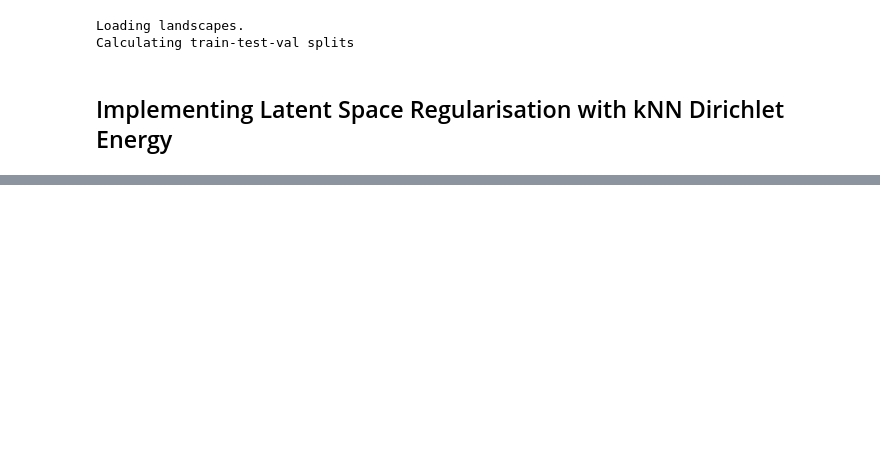
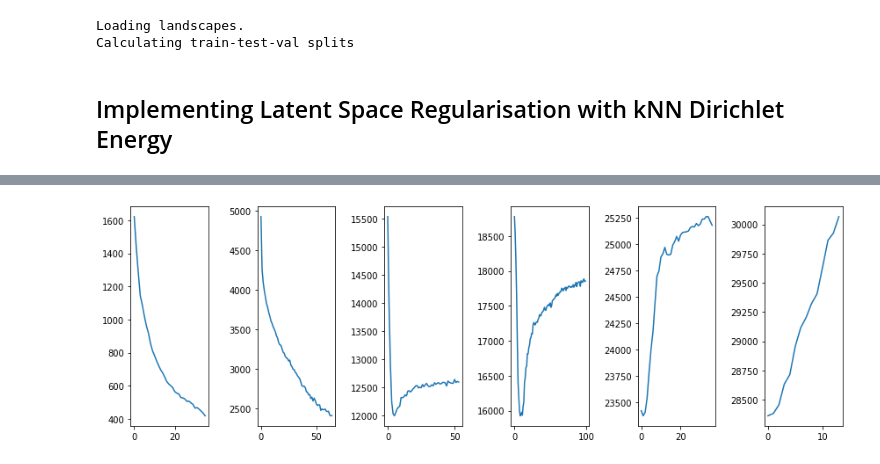
Before and after one commit to RSCJacksonLab/nk-ml, a Jupyter notebook: notebooks/Latent_Space_Regularisation.ipynb, the cells around one changed output, grey strips where cells are left out. Cells and saved outputs as stored; diff of their text form; code cells hidden in the pictures; blank space fills up the shorter version.

```diff
--- a/notebooks/Latent_Space_Regularisation.ipynb
+++ b/notebooks/Latent_Space_Regularisation.ipynb
@@ -221,0 +361,2 @@ def train_model_de_reg(model, model_name, optimizer, loss_fn, train_loader, val_
+# %%
+landscapes_y       = [[i.fitnesses.reshape(-1,1) for i in j] for j in landscapes]
@@ -221,0 +489,14 @@ def train_model_de_reg(model, model_name, optimizer, loss_fn, train_loader, val_
+# %%
+epoch_dirichlets = []
+
+for k_ind in range(SEQ_LEN):
+    k_results = []
+    for r_ind in range(1):
+        t1 = time.time()
+        print('Working on K:{}, R:{}'.format(k_ind, r_ind))
+        latent_dirichlets = np.array([dirichlet_from_representation(latent_reps_models[k_ind][r_ind][i], landscapes_y[k_ind][r_ind])
+                               for i in range(len(latent_reps_models[k_ind][r_ind]))])
+        k_results.append(latent_dirichlets)
+        t2 = time.time()
+        print('Took {} sec'.format(t2-t1))
+    epoch_dirichlets.append(k_results)
@@ -221,0 +516,8 @@ def train_model_de_reg(model, model_name, optimizer, loss_fn, train_loader, val_
+# %%
+fig,ax = plt.subplots(nrows=1, ncols=6,figsize = (12, 4))
+
+for index, axis in enumerate(ax.ravel()):
+    axis.plot(epoch_dirichlets[index][0])
+plt.tight_layout()
+# %% [output]
+[figure, added]
```
Also changed, not shown: parts of 15 cells of this notebook, 1 other file.
